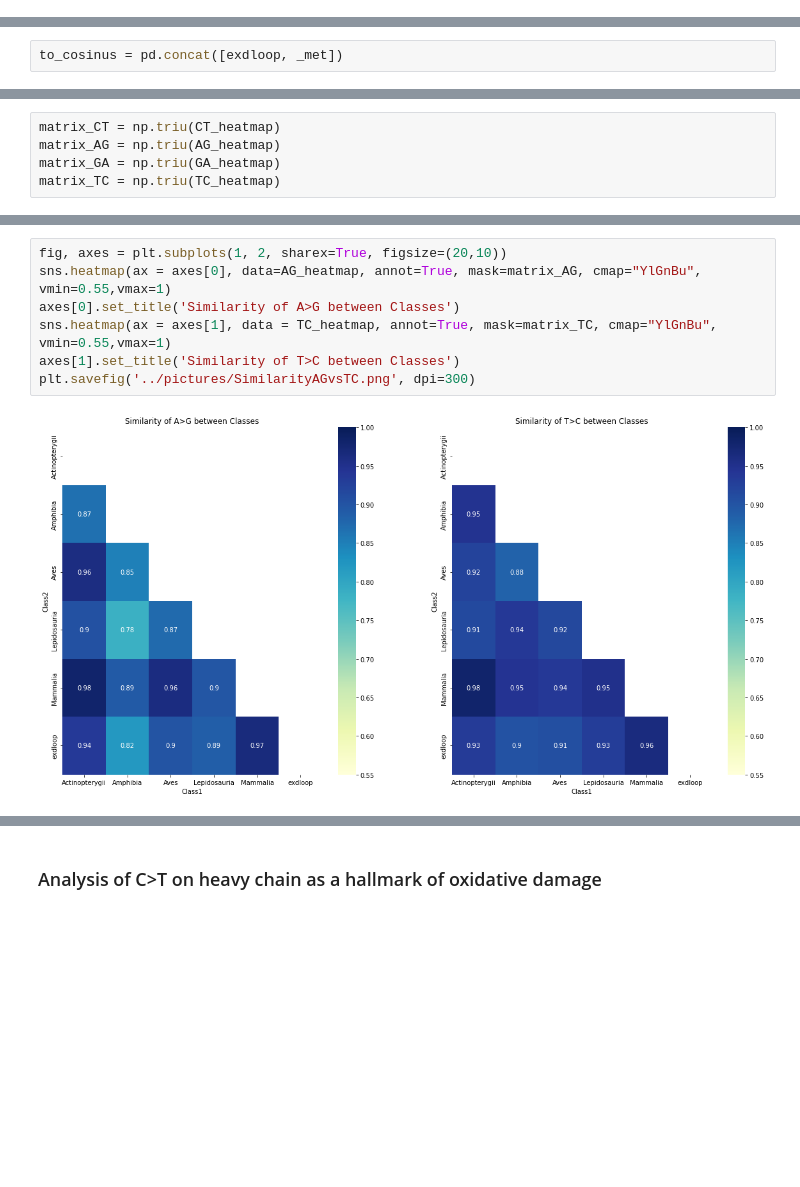
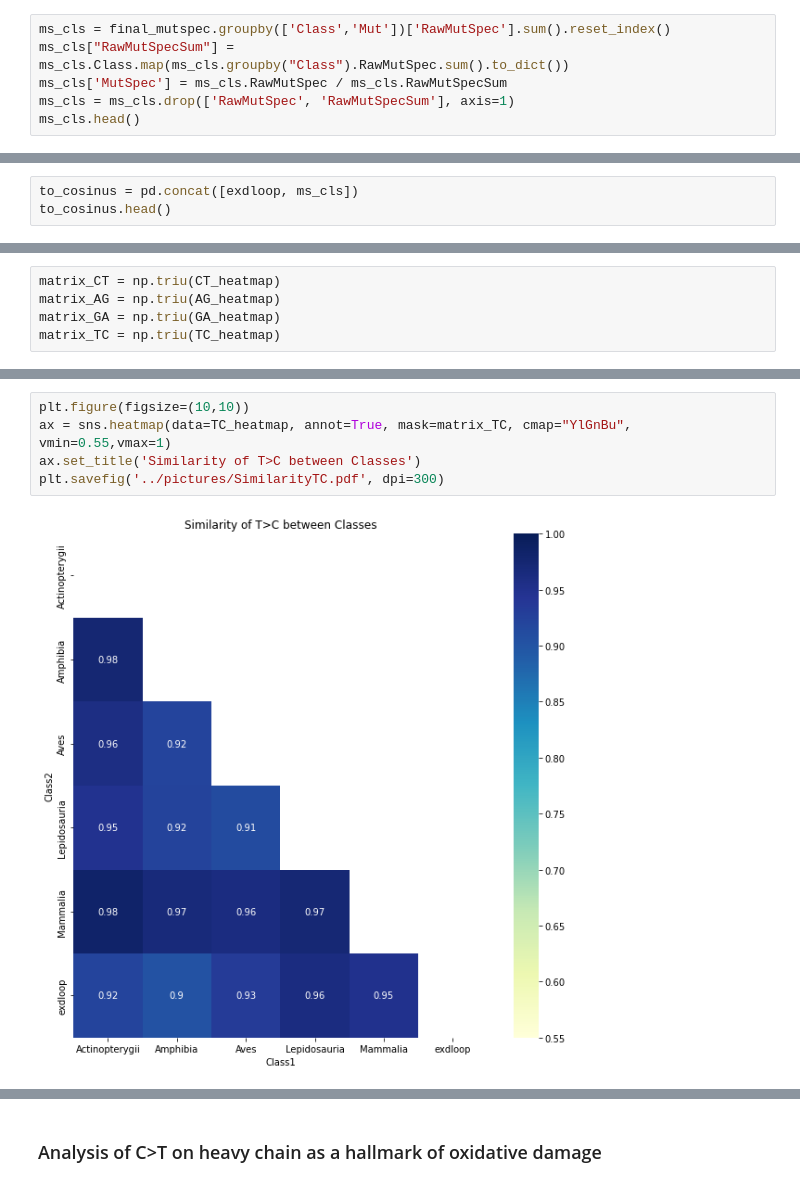
Before and after one commit to mitoclub/mtdna-192component-mutspec-chordata, a Jupyter notebook: scripts/get_mutspec.ipynb, the cells around one changed output, grey strips where cells are left out. Saved outputs shown, nothing was run; the diff lists cells and outputs as text; blank space fills up the shorter version.

```diff
--- a/scripts/get_mutspec.ipynb
+++ b/scripts/get_mutspec.ipynb
@@ -314,0 +318,6 @@ _met.head()
+# %%
+ms_cls = final_mutspec.groupby(['Class','Mut'])['RawMutSpec'].sum().reset_index()
+ms_cls["RawMutSpecSum"] = ms_cls.Class.map(ms_cls.groupby("Class").RawMutSpec.sum().to_dict())
+ms_cls['MutSpec'] = ms_cls.RawMutSpec / ms_cls.RawMutSpecSum
+ms_cls = ms_cls.drop(['RawMutSpec', 'RawMutSpecSum'], axis=1)
+ms_cls.head()
@@ -331,4 +347,5 @@ exdloop = cancer.iloc[:,[0,1]]
 exdloop['Class'] = 'exdloop'
 exdloop = exdloop.rename(columns={'MutSpec_ExDloop': 'MutSpec'})
 # %%
-to_cosinus = pd.concat([exdloop, _met])
+to_cosinus = pd.concat([exdloop, ms_cls])
+to_cosinus.head()
@@ -455,9 +473,7 @@ plt.savefig('../pictures/SimilarityCTvsGA.png', dpi=300)
 # %%
-fig, axes = plt.subplots(1, 2, sharex=True, figsize=(20,10))
-sns.heatmap(ax = axes[0], data=AG_heatmap, annot=True, mask=matrix_AG, cmap="YlGnBu", vmin=0.55,vmax=1)
-axes[0].set_title('Similarity of A>G between Classes')
-sns.heatmap(ax = axes[1], data = TC_heatmap, annot=True, mask=matrix_TC, cmap="YlGnBu", vmin=0.55,vmax=1)
-axes[1].set_title('Similarity of T>C between Classes')
-plt.savefig('../pictures/SimilarityAGvsTC.png', dpi=300)
+plt.figure(figsize=(10,10))
+ax = sns.heatmap(data=TC_heatmap, annot=True, mask=matrix_TC, cmap="YlGnBu", vmin=0.55,vmax=1)
+ax.set_title('Similarity of T>C between Classes')
+plt.savefig('../pictures/SimilarityTC.pdf', dpi=300)
 # %% [output]
-[figure, old version]
+[figure, new version]
```
Also changed, not shown: parts of 19 cells of this notebook, 32 other files.
